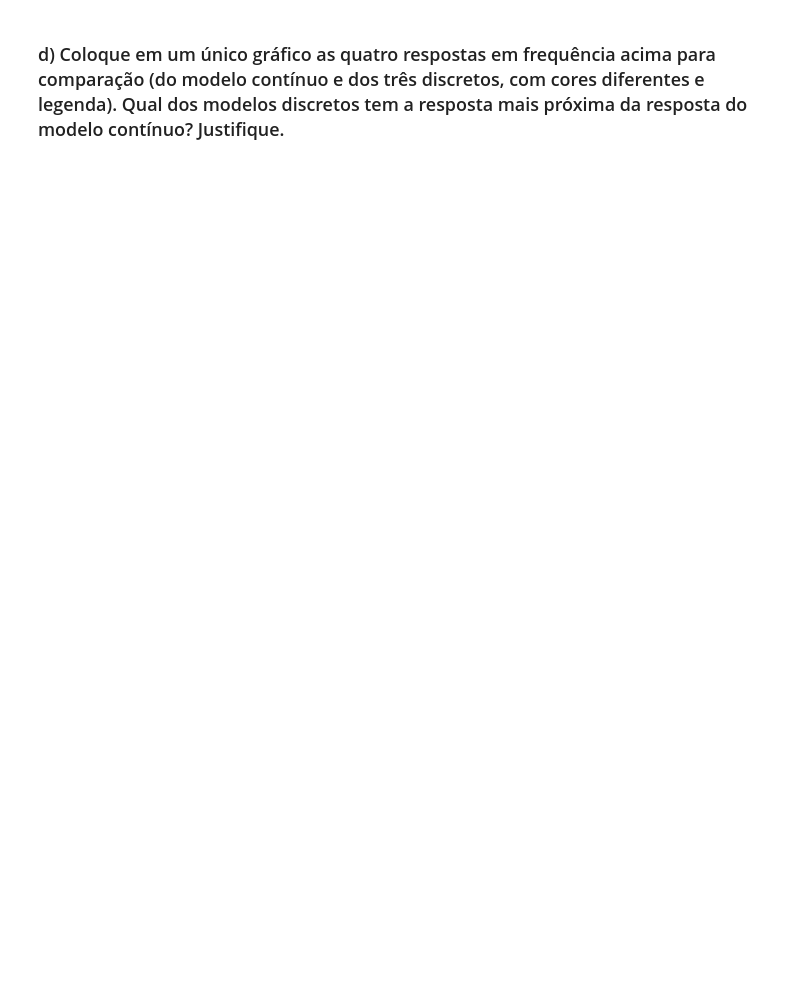
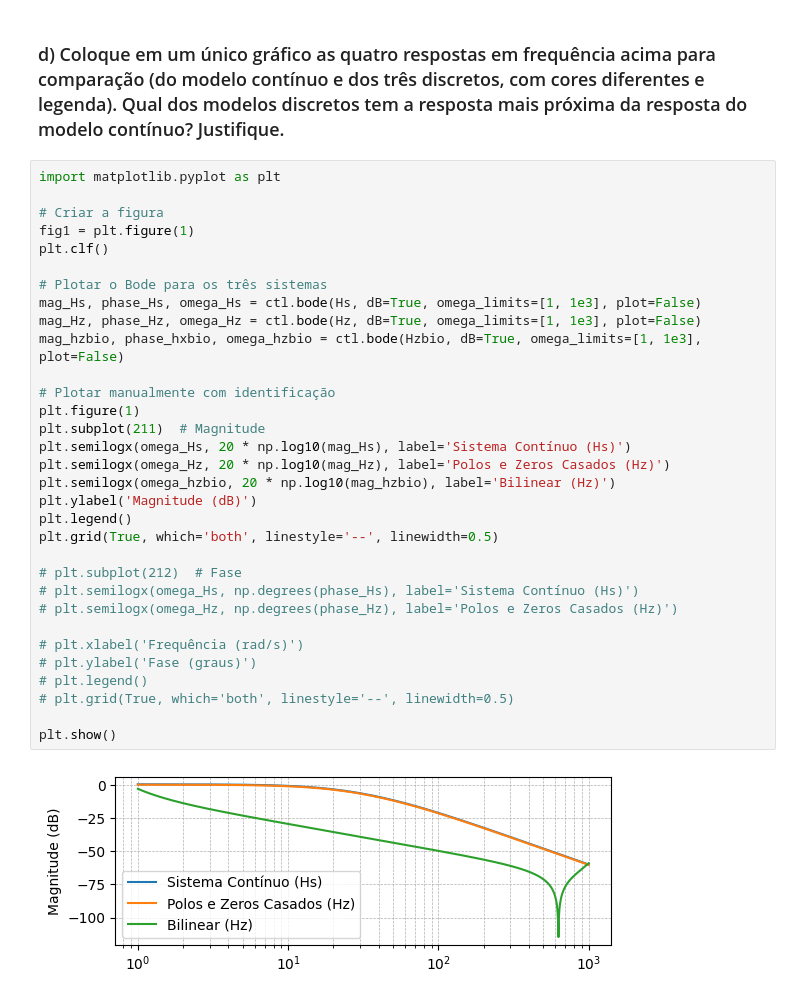
Before and after one commit to brito1212/digital-signal-processing, a Jupyter notebook: approximate_transform/approximate_transform.ipynb, the cells around one changed output. Cells and saved outputs as stored; diff of their text form; blank space fills up the shorter version.

```diff
--- a/approximate_transform/approximate_transform.ipynb
+++ b/approximate_transform/approximate_transform.ipynb
@@ -178,2 +181,36 @@ dt = 0.0001
 # %% [markdown]
 ### d) Coloque em um único gráfico as quatro respostas em frequência acima para comparação (do modelo contínuo e dos três discretos, com cores diferentes e legenda). Qual dos modelos discretos tem a resposta mais próxima da resposta do modelo contínuo? Justifique.
+# %%
+import matplotlib.pyplot as plt
+
+# Criar a figura
+fig1 = plt.figure(1)
+plt.clf()
+
+# Plotar o Bode para os três sistemas
+mag_Hs, phase_Hs, omega_Hs = ctl.bode(Hs, dB=True, omega_limits=[1, 1e3], plot=False)
+mag_Hz, phase_Hz, omega_Hz = ctl.bode(Hz, dB=True, omega_limits=[1, 1e3], plot=False)
+mag_hzbio, phase_hxbio, omega_hzbio = ctl.bode(Hzbio, dB=True, omega_limits=[1, 1e3], plot=False)
+
+# Plotar manualmente com identificação
+plt.figure(1)
+plt.subplot(211)  # Magnitude
+plt.semilogx(omega_Hs, 20 * np.log10(mag_Hs), label='Sistema Contínuo (Hs)')
+plt.semilogx(omega_Hz, 20 * np.log10(mag_Hz), label='Polos e Zeros Casados (Hz)')
+plt.semilogx(omega_hzbio, 20 * np.log10(mag_hzbio), label='Bilinear (Hz)')
+plt.ylabel('Magnitude (dB)')
+plt.legend()
+plt.grid(True, which='both', linestyle='--', linewidth=0.5)
+
+# plt.subplot(212)  # Fase
+# plt.semilogx(omega_Hs, np.degrees(phase_Hs), label='Sistema Contínuo (Hs)')
+# plt.semilogx(omega_Hz, np.degrees(phase_Hz), label='Polos e Zeros Casados (Hz)')
+
+# plt.xlabel('Frequência (rad/s)')
+# plt.ylabel('Fase (graus)')
+# plt.legend()
+# plt.grid(True, which='both', linestyle='--', linewidth=0.5)
+
+plt.show()
+# %% [output]
+[figure, added]
```
Also changed, not shown: parts of 3 cells of this notebook, 2 other files.
